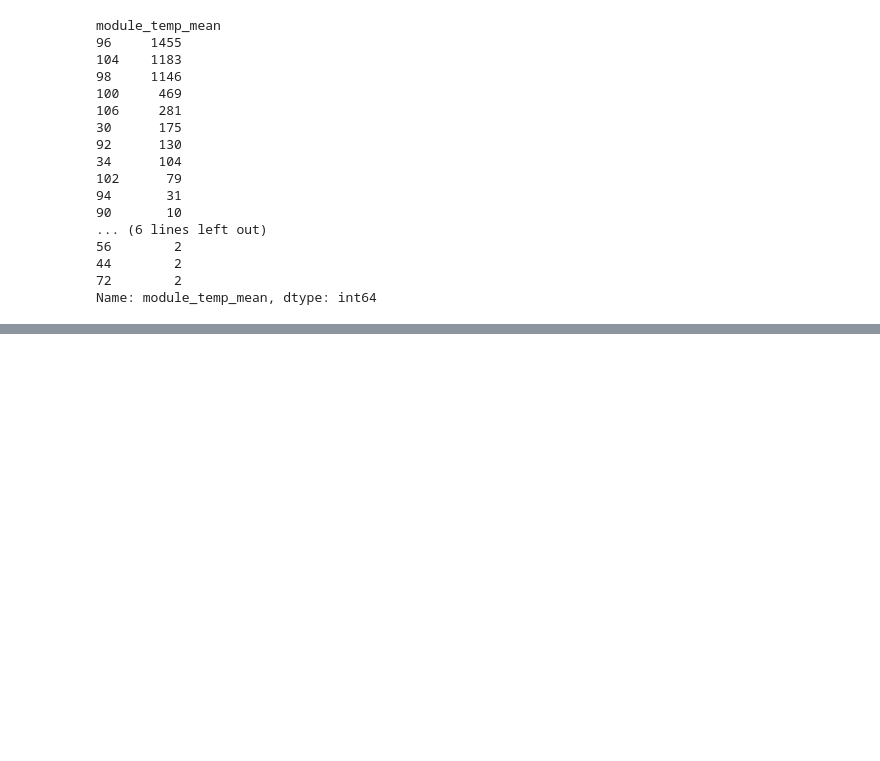
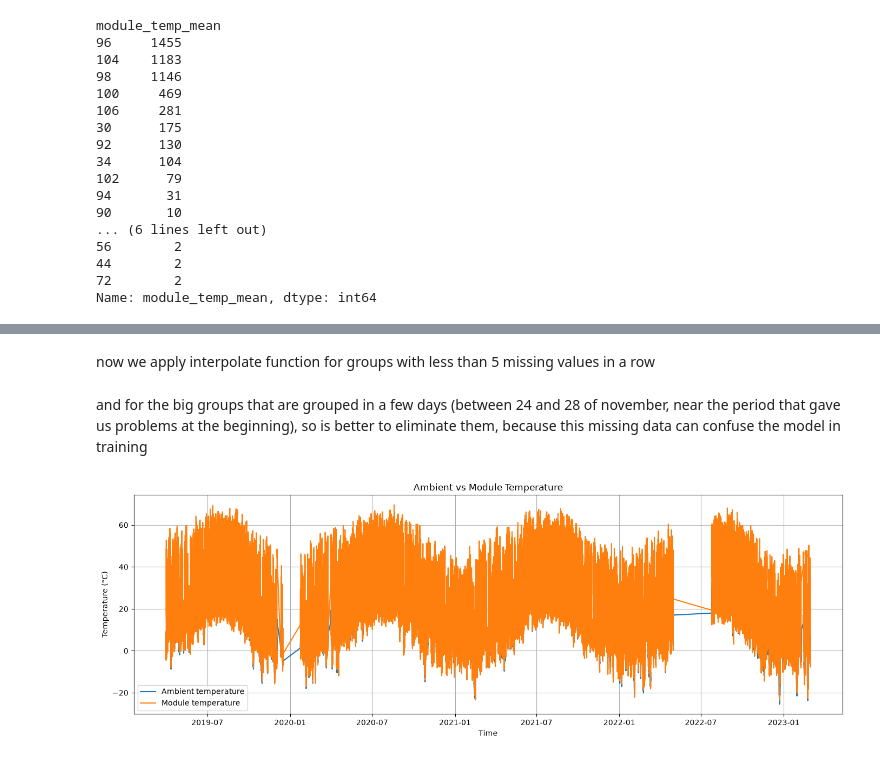
Before and after one commit to SantiToled0/solar-mlops, a Jupyter notebook: notebooks/01_exploration.ipynb, the cells around one changed output, grey strips where cells are left out. Saved outputs shown, nothing was run; the diff lists cells and outputs as text; code cells hidden in the pictures; blank space fills up the shorter version.

```diff
--- a/notebooks/01_exploration.ipynb
+++ b/notebooks/01_exploration.ipynb
@@ -591,0 +584,31 @@ nan_blocks.sort_values(
+# %% [markdown]
+now we apply interpolate function for groups with less than 5 missing values in a row
+# %%
+small_nan_groups = nan_blocks[
+    nan_blocks["n_missing"] <= 5
+].index
+
+interpolated = df["module_temp_mean"].interpolate()
+
+mask = is_nan & groups.isin(small_nan_groups)
+
+df.loc[mask, "module_temp_mean"] = interpolated[mask]
+# %% [markdown]
+and for the big groups that are grouped in a few days (between 24 and 28 of november, near the period that gave us problems at the beginning), so is better to eliminate them, because this missing data can confuse the model in training
+# %%
+df = df.dropna(subset=["module_temp_mean"])
+# %%
+plt.figure(figsize=(14, 5))
+
+plt.plot(df["timestamp"], df["ambient_temp"], label="Ambient temperature")
+plt.plot(df["timestamp"], df["module_temp_mean"], label="Module temperature")
+
+plt.xlabel("Time")
+plt.ylabel("Temperature (°C)")
+plt.title("Ambient vs Module Temperature")
+plt.legend()
+plt.grid(True)
+plt.tight_layout()
+plt.show()
+# %% [output]
+[figure, added]
```
Also changed, not shown: parts of 17 cells of this notebook.
